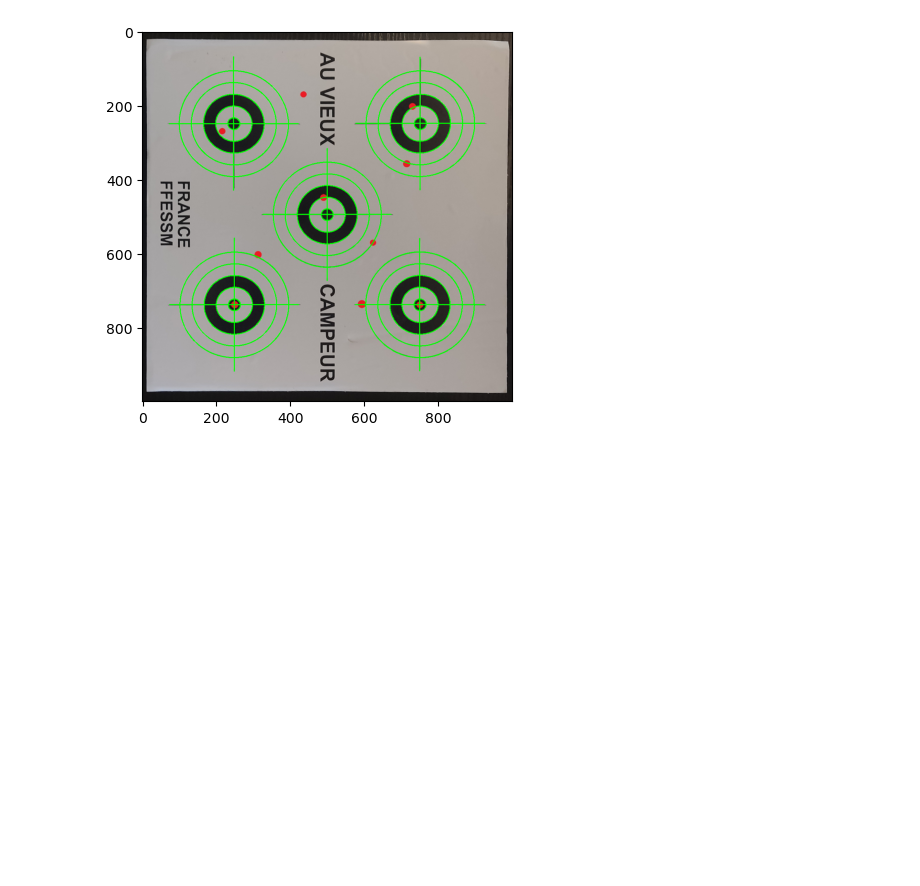
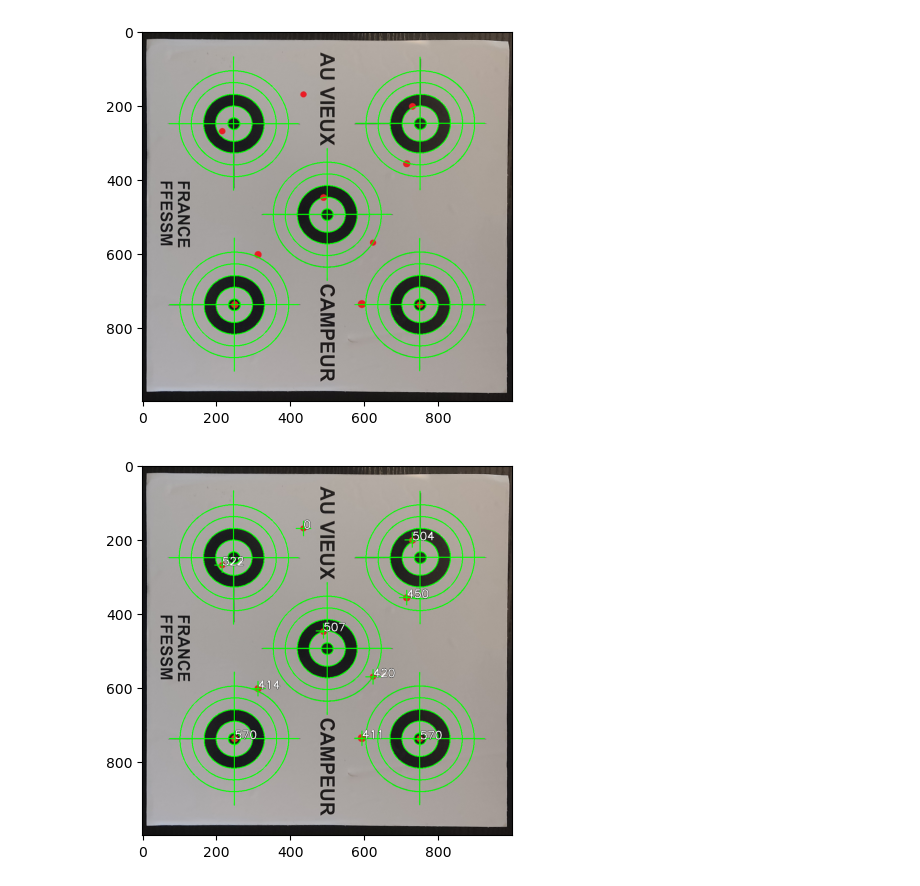
Before and after one commit to subvision-soft/documentation, a Jupyter notebook: algorithm-demo.ipynb, the cells around one changed output. Saved outputs shown, nothing was run; the diff lists cells and outputs as text; code cells hidden in the pictures; blank space fills up the shorter version.

Commit message:
Ajout de l'affichage du calcul des points

```diff
--- a/algorithm-demo.ipynb
+++ b/algorithm-demo.ipynb
@@ -302,18 +347,11 @@ def get_impacts_coordinates(image: ndarray) -> list:
 # %%
 image = cv.imread('images/sheet.jpg')
 sheet_mat = get_sheet_picture(image)
-coordinates = get_impacts_coordinates(sheet_mat)
+impacts = get_impacts_coordinates(sheet_mat)
 # draw centers on the sheet
-for coordinate in coordinates:
-    #draw a cross at the given coordinate
-    cross_color = (0, 255, 0)
-    cross_size = 20
-    cross_width = 2
-    cv.line(sheet_mat, (coordinate[0] - cross_size, coordinate[1]), (coordinate[0] + cross_size, coordinate[1]),
-            cross_color,
-            cross_width)
-    cv.line(sheet_mat, (coordinate[0], coordinate[1] - cross_size), (coordinate[0], coordinate[1] + cross_size),
-            cross_color, cross_width)
+
+draw_cross_at_coordinates(sheet_mat, impacts)
+
 show_image(sheet_mat)
 # %% [output]
 [figure]
@@ -439,3 +477,62 @@ for key, ellipse_contrat in coordinates.items():
 show_image(sheet_mat)
 # %% [output]
 [figure]
+# %%
+draw_cross_at_coordinates(sheet_mat, impacts)
+
+for impact in impacts:
+    min_distance = float('inf')
+    closest_zone = None
+
+    for key,coordinate in coordinates.items():
+        distance = get_distance(impact, coordinate[0])
+        if min_distance > distance:
+            min_distance = distance
+            closest_zone = key
+
+    if closest_zone is None:
+        raise ValueError('Aucune zone trouvée')
+
+    rad_angle = get_angle(impact, coordinates[closest_zone][0])
+    angle = rad_angle + to_radians(360)
+    ellipse_angle = to_radians(coordinates[closest_zone][2] + 360)
+    angle = angle - ellipse_angle
+    point_on_ellipse = get_point_on_ellipse(
+        coordinates[closest_zone],
+        angle
+    )
+    point_on_ellipse = rotate_point(
+        coordinates[closest_zone][0],
+        point_on_ellipse,
+        ellipse_angle + to_radians(180)
+    )
+
+    real_distance = get_real_distance(
+        coordinates[closest_zone][0],
+        point_on_ellipse,
+        impact
+    )
+    points = get_points(real_distance)
+
+    cv.putText(
+        sheet_mat,
+        str(points),
+        impact,
+        cv.FONT_HERSHEY_SIMPLEX,
+        1,
+        [0, 0, 0, 255],
+        4
+    )
+    cv.putText(
+        sheet_mat,
+        str(points),
+        impact,
+        cv.FONT_HERSHEY_SIMPLEX,
+        1,
+        [255, 255, 255, 255],
+        2
+    )
+
+show_image(sheet_mat)
+# %% [output]
+[figure, added]
```
Also changed, not shown: parts of 1 cell of this notebook.
